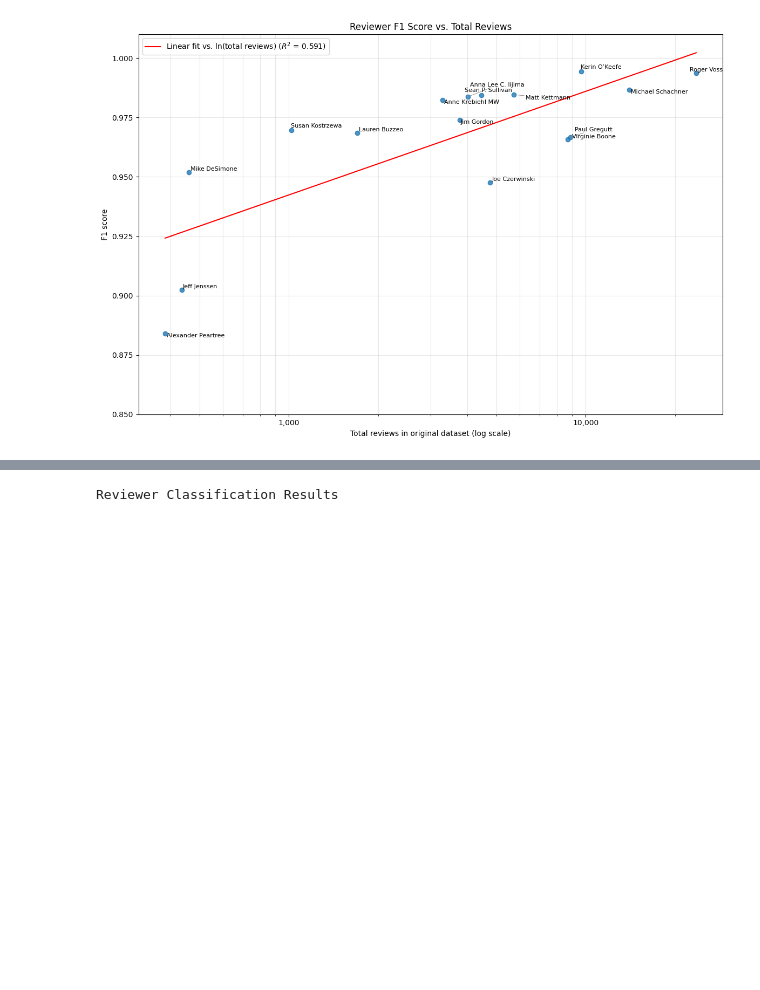
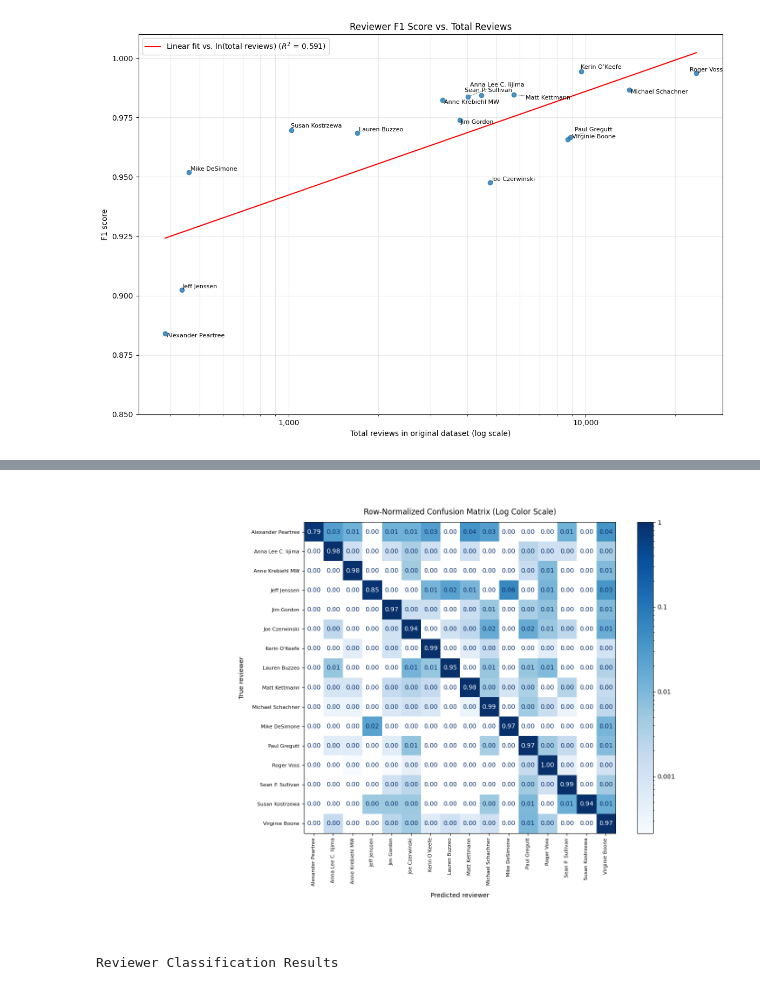
Before and after one commit to sylviadu2552/DATA4401---Project-3, a Jupyter notebook: Project3_n_grams.ipynb, the cells around one changed output, grey strips where cells are left out. Saved outputs shown, nothing was run; the diff lists cells and outputs as text; code cells hidden in the pictures; blank space fills up the shorter version.

Commit message:
Fixed some graphs

```diff
--- a/Project3_n_grams.ipynb
+++ b/Project3_n_grams.ipynb
@@ -578,3 +551,67 @@ plt.show()
+# %%
+import io
+import matplotlib.pyplot as plt
+from matplotlib.colors import LogNorm
+from IPython.display import Image, display
+from sklearn.metrics import confusion_matrix, ConfusionMatrixDisplay
+from matplotlib.ticker import FuncFormatter
+
+plt.ioff()
+
+labels = label_encoder.classes_
+
+# Calculate the row-normalized confusion matrix
+cm = confusion_matrix(
+    y_test,
+    predicted_reviewers,
+    labels=labels,
+    normalize="true"
+)
+
+# Use the smallest nonzero value as the lower limit of the log scale
+positive_values = cm[cm > 0]
+vmin = positive_values.min()
+
+fig, ax = plt.subplots(figsize=(14, 10), dpi=100)
+
+display_matrix = ConfusionMatrixDisplay(
+    confusion_matrix=cm,
+    display_labels=labels
+)
+
+display_matrix.plot(
+    include_values=True,
+    values_format=".2f",
+    cmap="Blues",
+    xticks_rotation=90,
+    ax=ax,
+    im_kw={"norm": LogNorm(vmin=vmin, vmax=1.0)}
+)
+
+colorbar = ax.images[0].colorbar
+colorbar.ax.yaxis.set_major_formatter(
+    FuncFormatter(lambda value, position: f"{value:g}")
+)
+
+ax.set_title("Row-Normalized Confusion Matrix (Log Color Scale)", pad=12)
+ax.set_xlabel("Predicted reviewer", labelpad=10)
+ax.set_ylabel("True reviewer", labelpad=10)
+ax.tick_params(axis="both", labelsize=8)
+
+fig.subplots_adjust(
+    left=0.27,
+    right=0.96,
+    bottom=0.23,
+    top=0.92
+)
+
+image_buffer = io.BytesIO()
+fig.savefig(image_buffer, format="png", dpi=100)
+plt.close(fig)
+
+display(Image(data=image_buffer.getvalue(), width=1100))
+# %% [output]
+[figure, added]
 # %%
 import pandas as pd
 from sklearn.metrics import (
```
Also changed, not shown: parts of 1 cell of this notebook.
